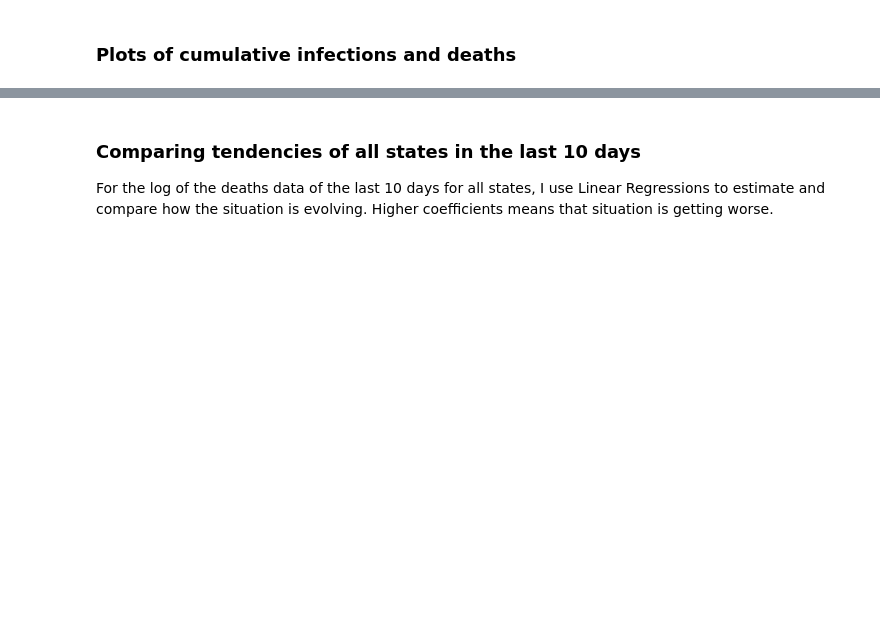
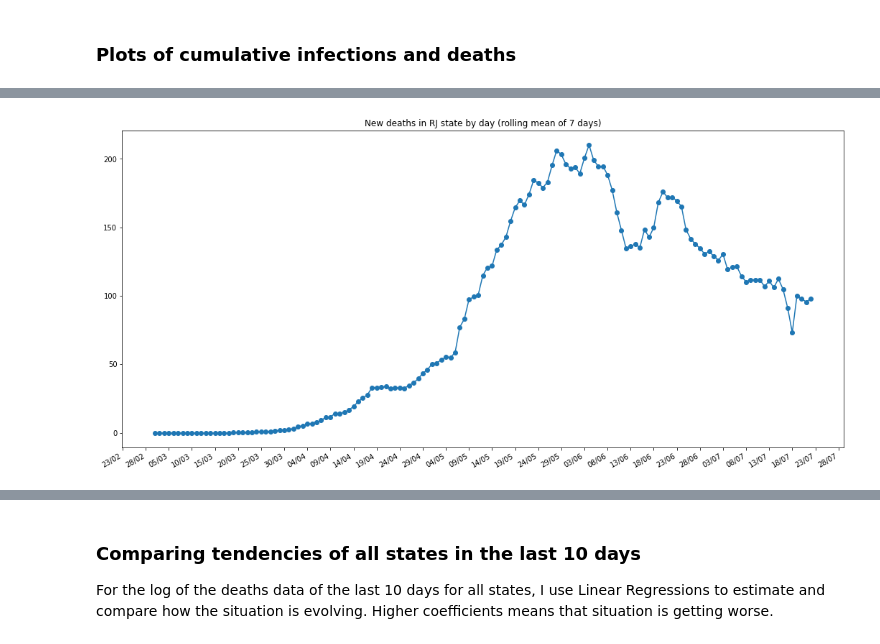
Before and after one commit to ricardocopa/Covid19, a Jupyter notebook: COVID19-DataAnalysisForBrazil.ipynb, the cells around one changed output, grey strips where cells are left out. Cells and saved outputs as stored; diff of their text form; code cells hidden in the pictures; blank space fills up the shorter version.

```diff
--- a/COVID19-DataAnalysisForBrazil.ipynb
+++ b/COVID19-DataAnalysisForBrazil.ipynb
@@ -303,9 +363,17 @@ axis.xaxis.get_label().set_visible(False)
 # %%
-deathsByDayStates = covid.pivot(index='data', columns='estado', values = 'obitosAcumulados')
-axis = deathsByDayStates.plot(style='o-',figsize=(18, 9), title='Deaths by State')
-axis.legend(bbox_to_anchor=(1.1, 1.01))
+newCovidByDayRJ = covid.loc[covid['estado'] == 'RJ'][['data', 'obitosNovos']]
+newCovidByDayRJ.reset_index(inplace=True)
+newCovidByDayRJ.set_index(['data'],inplace=True)
+newCovidByDayRJ['rollingNewDeaths'] = newCovidByDayRJ['obitosNovos'].rolling(window=7).mean()
+
+axis = newCovidByDayRJ.plot(legend=False, style='o-', figsize=(18, 9), y='rollingNewDeaths', title='New deaths in RJ state by day (rolling mean of 7 days)')
 plt.gcf().autofmt_xdate()
+plt.minorticks_off()
 axis.xaxis.set_major_formatter(mdates.DateFormatter('%d/%m'))
 axis.xaxis.set_major_locator(mdates.DayLocator(interval=5))
 axis.xaxis.get_label().set_visible(False)
+
+plt.show()
+# %% [output]
+[figure, added]
 # %%
```
Also changed, not shown: parts of 34 cells of this notebook.
